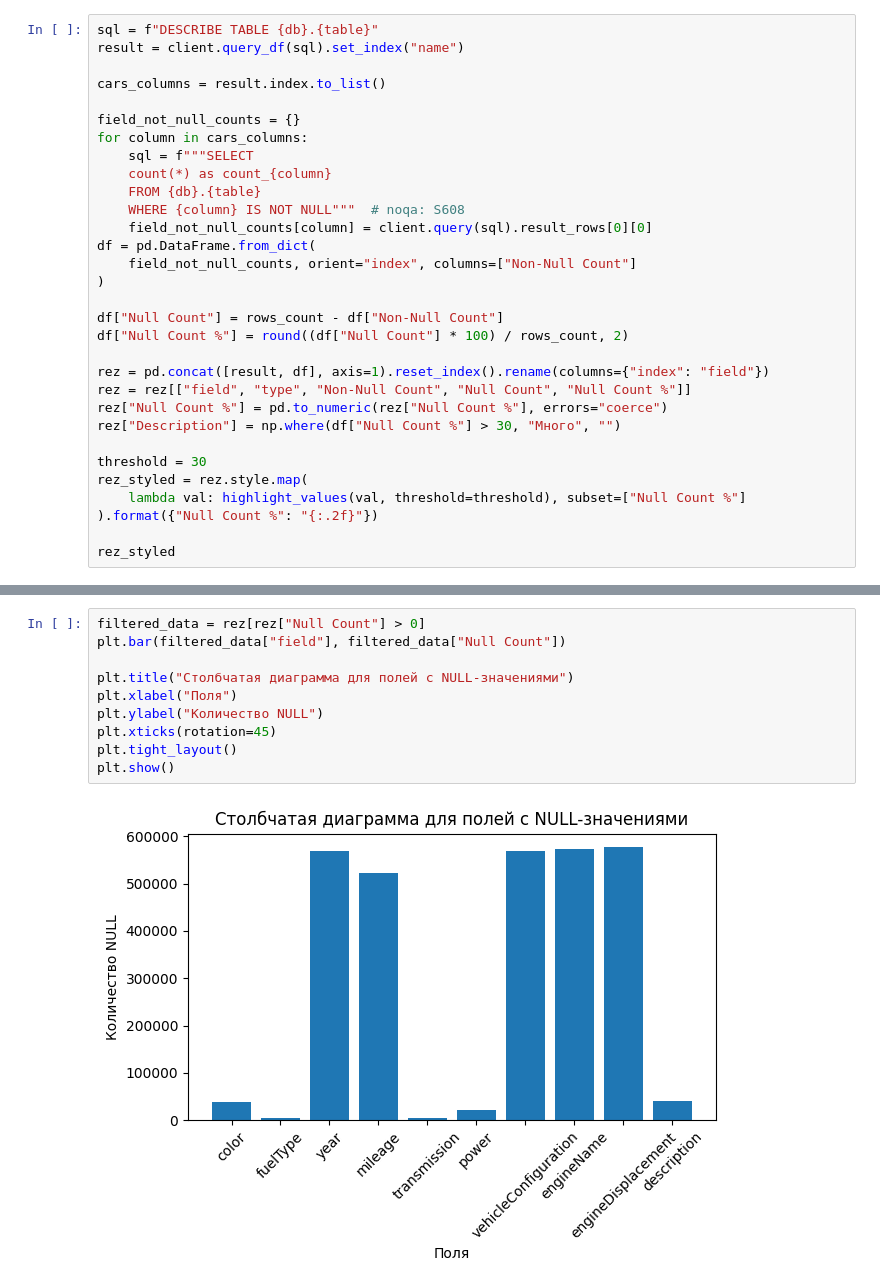
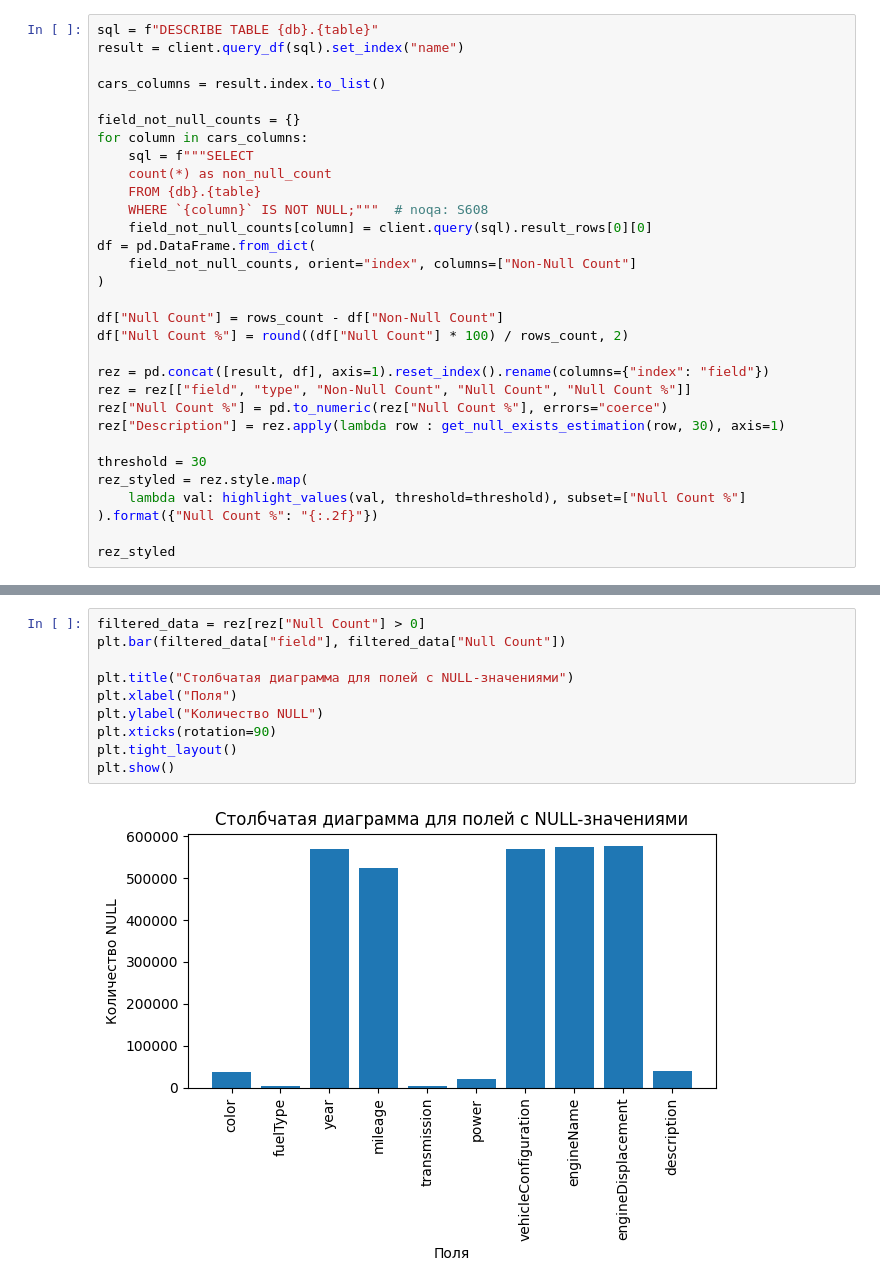
Before and after one commit to barmaley350/analytics, a Jupyter notebook: services/jupyter/notebooks/cars2_cc.ipynb, the cells around one changed output, grey strips where cells are left out. Saved outputs shown, nothing was run; the diff lists cells and outputs as text.

```diff
--- a/services/jupyter/notebooks/cars2_cc.ipynb
+++ b/services/jupyter/notebooks/cars2_cc.ipynb
@@ -105,9 +106,9 @@ cars_columns = result.index.to_list()
 field_not_null_counts = {}
 for column in cars_columns:
     sql = f"""SELECT
-    count(*) as count_{column}
+    count(*) as non_null_count
     FROM {db}.{table}
-    WHERE {column} IS NOT NULL"""  # noqa: S608
+    WHERE `{column}` IS NOT NULL;"""  # noqa: S608
     field_not_null_counts[column] = client.query(sql).result_rows[0][0]
 df = pd.DataFrame.from_dict(
     field_not_null_counts, orient="index", columns=["Non-Null Count"]
@@ -119,7 +120,7 @@ df["Null Count %"] = round((df["Null Count"] * 100) / rows_count, 2)
 rez = pd.concat([result, df], axis=1).reset_index().rename(columns={"index": "field"})
 rez = rez[["field", "type", "Non-Null Count", "Null Count", "Null Count %"]]
 rez["Null Count %"] = pd.to_numeric(rez["Null Count %"], errors="coerce")
-rez["Description"] = np.where(df["Null Count %"] > 30, "Много", "")
+rez["Description"] = rez.apply(lambda row : get_null_exists_estimation(row, 30), axis=1)
 
 threshold = 30
 rez_styled = rez.style.map(
@@ -162,12 +165,12 @@ time: 10 ms (started: 2026-05-28 08:28:51 +03:00)
 # %%
 filtered_data = rez[rez["Null Count"] > 0]
 plt.bar(filtered_data["field"], filtered_data["Null Count"])
 
 plt.title("Столбчатая диаграмма для полей с NULL-значениями")
 plt.xlabel("Поля")
 plt.ylabel("Количество NULL")
-plt.xticks(rotation=45)
+plt.xticks(rotation=90)
 plt.tight_layout()
 plt.show()
 # %% [output]
-[figure, old version]
+[figure, new version]
```
Also changed, not shown: parts of 30 cells of this notebook, 16 other files.
